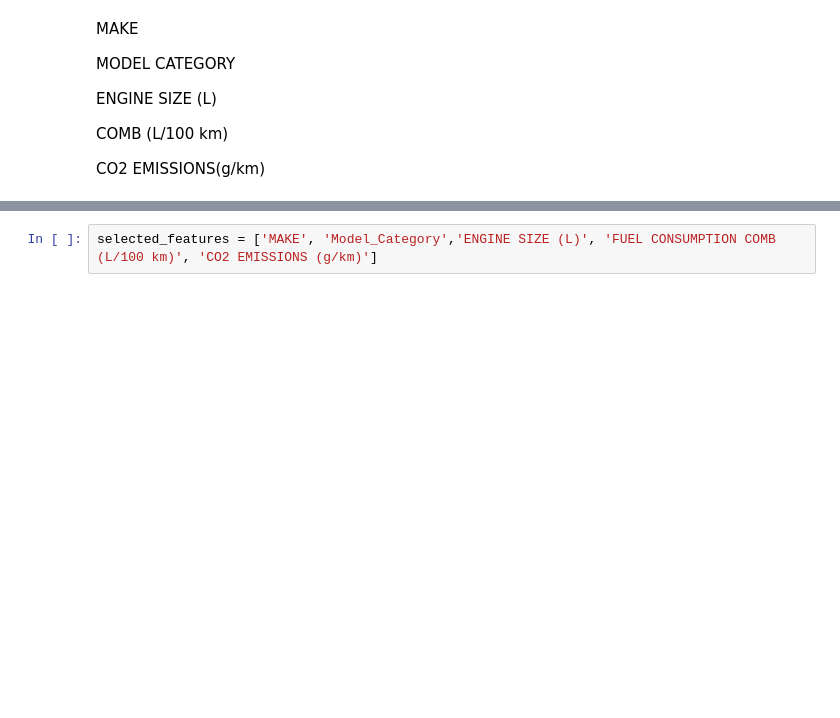
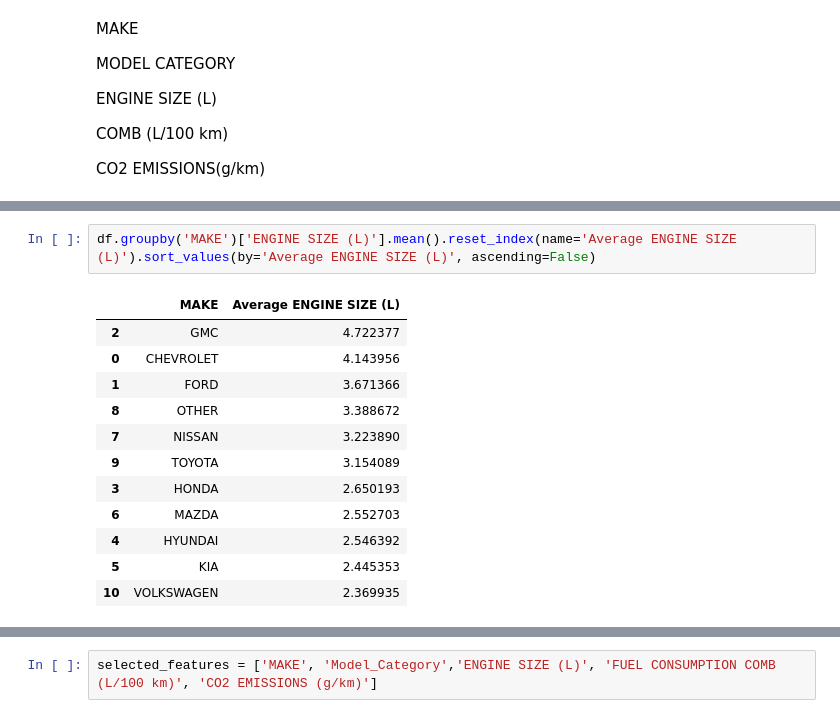
Before and after one commit to GabrielSpagnuolo15/AI_In_Business_Schulich, a Jupyter notebook: Assignments/Assignment1NewVersion.ipynb, the cells around one changed output, grey strips where cells are left out. Drawn from its saved outputs; the diff is of its cells as text; blank space fills up the shorter version.

```diff
--- a/Assignments/Assignment1NewVersion.ipynb
+++ b/Assignments/Assignment1NewVersion.ipynb
@@ -324,0 +342,15 @@ df.head()
+# %%
+df.groupby('MAKE')['ENGINE SIZE (L)'].mean().reset_index(name='Average ENGINE SIZE (L)').sort_values(by='Average ENGINE SIZE (L)', ascending=False)
+# %% [output]
+|  | MAKE | Average ENGINE SIZE (L) |
+| 2 | GMC | 4.722377 |
+| 0 | CHEVROLET | 4.143956 |
+| 1 | FORD | 3.671366 |
+| 8 | OTHER | 3.388672 |
+| 7 | NISSAN | 3.223890 |
+| 9 | TOYOTA | 3.154089 |
+| 3 | HONDA | 2.650193 |
+| 6 | MAZDA | 2.552703 |
+| 4 | HYUNDAI | 2.546392 |
+| 5 | KIA | 2.445353 |
+| 10 | VOLKSWAGEN | 2.369935 |
```
Also changed, not shown: parts of 11 cells of this notebook.
